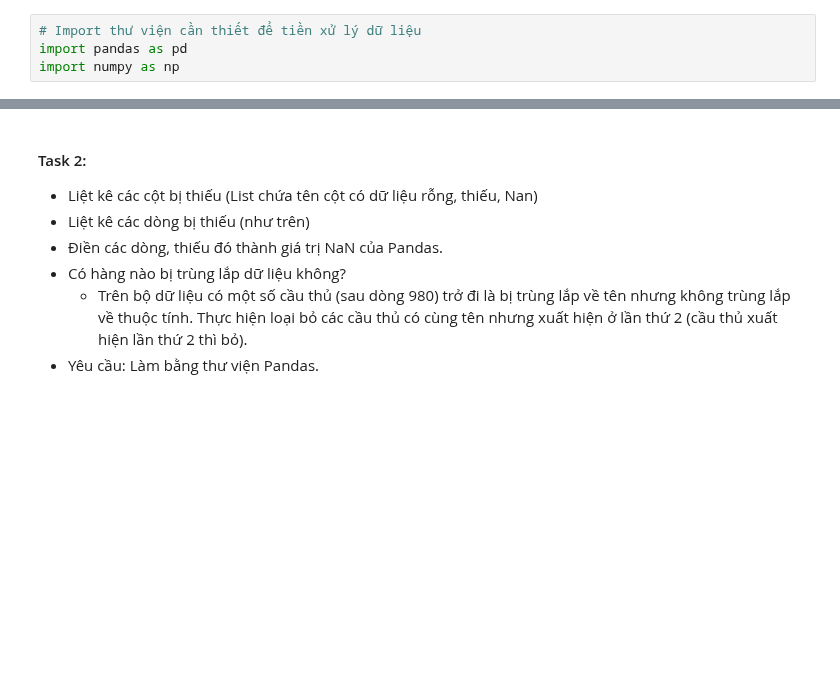
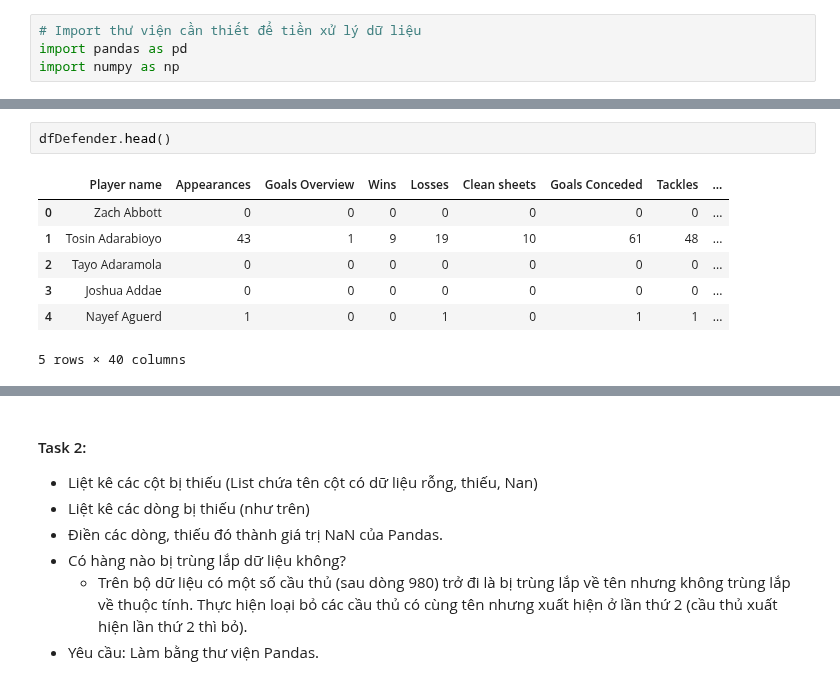
Before and after one commit to hpn00689/NMKHDL_CSC14119-, a Jupyter notebook: PHASE 2/2_DataPreprocessing.ipynb, the cells around one changed output, grey strips where cells are left out. Drawn from its saved outputs; the diff is of its cells as text; blank space fills up the shorter version.

```diff
--- a/PHASE 2/2_DataPreprocessing.ipynb
+++ b/PHASE 2/2_DataPreprocessing.ipynb
@@ -33,0 +45,10 @@ dfPlayer
+# %%
+dfDefender.head()
+# %% [output]
+|  | Player name | Appearances | Goals Overview | Wins | Losses | Clean sheets | Goals Conceded | Tackles | ... |
+| 0 | Zach Abbott | 0 | 0 | 0 | 0 | 0 | 0 | 0 | ... |
+| 1 | Tosin Adarabioyo | 43 | 1 | 9 | 19 | 10 | 61 | 48 | ... |
+| 2 | Tayo Adaramola | 0 | 0 | 0 | 0 | 0 | 0 | 0 | ... |
+| 3 | Joshua Addae | 0 | 0 | 0 | 0 | 0 | 0 | 0 | ... |
+| 4 | Nayef Aguerd | 1 | 0 | 0 | 1 | 0 | 1 | 1 | ... |
+5 rows × 40 columns
```
Also changed, not shown: parts of 37 cells of this notebook, 8 other files.
